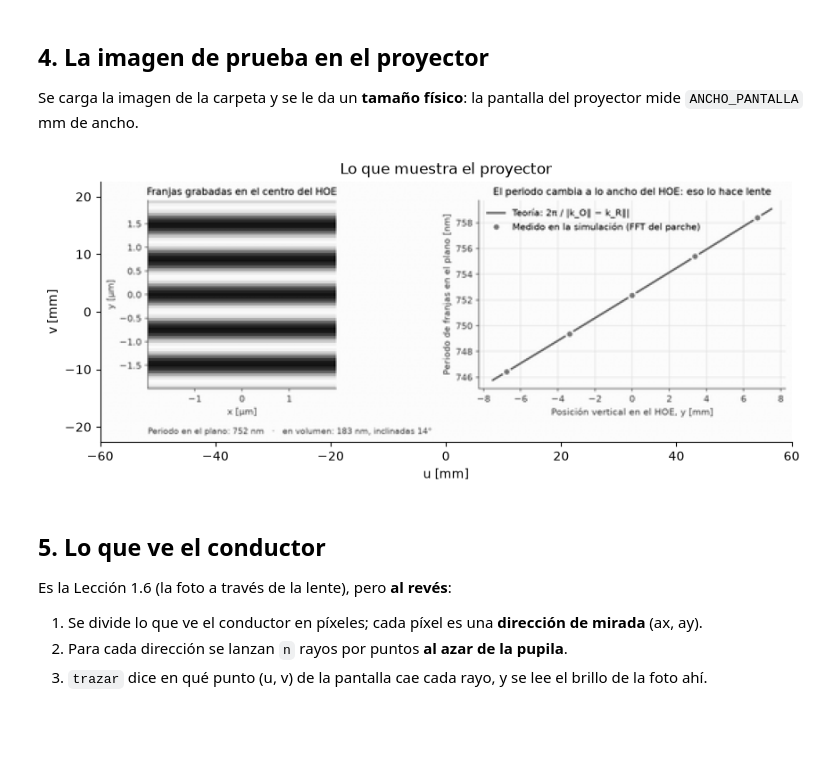
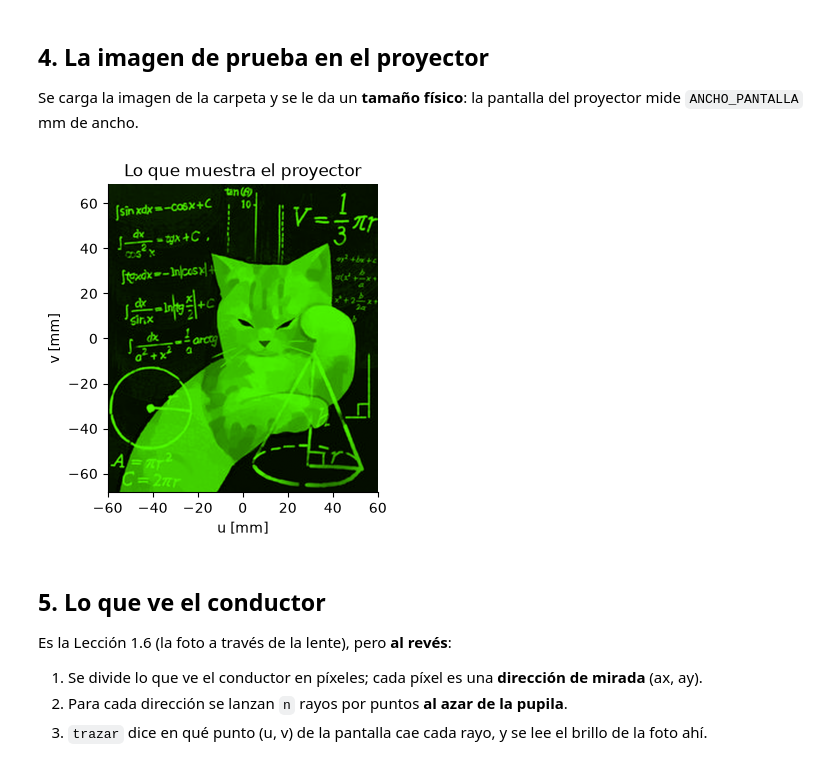
Before and after one commit to Andres210212/Optica_reto_HOE, a Jupyter notebook: hud_hoe_prototipo.ipynb, the cells around one changed output. Saved outputs shown, nothing was run; the diff lists cells and outputs as text; code cells hidden in the pictures; blank space fills up the shorter version.

```diff
--- a/hud_hoe_prototipo.ipynb
+++ b/hud_hoe_prototipo.ipynb
@@ -59,7 +59,7 @@ PUPILA   = 4.0              # diámetro de la pupila
 ENFOQUE  = D_OJO + D_IMG    # el ojo enfoca a 2 m, donde debería estar la imagen
 
 # ---------- IMAGEN DE PRUEBA ----------
-IMAGEN          = 'hoe_1_grabacion.png'   # cualquier imagen de la carpeta
+IMAGEN          = 'WhatsApp Image 2026-10-22 at 7.18.21 PM.jpeg'  # cualquier imagen de la carpeta
 ANCHO_PANTALLA  = 120.0                   # ancho de la pantalla del proyector [mm]
 
 A = np.radians(ANG)
@@ -65,0 +72,29 @@ A = np.radians(ANG)
+# %%
+from matplotlib.colors import LinearSegmentedColormap
+
+
+def color_de_lambda(lam_um):
+    """Color RGB (de 0 a 1) aproximado de una luz de longitud de onda lam_um [µm]."""
+    w = lam_um * 1000                                   # µm -> nm
+    if w < 440:
+        r, g, b = (440 - w) / 60, 0.0, 1.0              # violeta
+    elif w < 490:
+        r, g, b = 0.0, (w - 440) / 50, 1.0              # azul
+    elif w < 510:
+        r, g, b = 0.0, 1.0, (510 - w) / 20             # cian
+    elif w < 580:
+        r, g, b = (w - 510) / 70, 1.0, 0.0             # verde -> amarillo
+    elif w < 645:
+        r, g, b = 1.0, (645 - w) / 65, 0.0             # naranja
+    else:
+        r, g, b = 1.0, 0.0, 0.0                         # rojo
+    return np.clip([r, g, b], 0, 1)
+
+
+COLOR_LAM = color_de_lambda(LAM)
+MAPA_LAM = LinearSegmentedColormap.from_list('lam', ['black', COLOR_LAM])   # negro -> color de LAM
+
+plt.figure(figsize=(6, 0.8))
+plt.imshow(np.linspace(0, 1, 256)[None, :], cmap=MAPA_LAM, aspect='auto', extent=[0, 1, 0, 1])
+plt.yticks([]); plt.xlabel('brillo'); plt.title(f'λ = {LAM * 1000:.0f} nm')
+plt.show()
@@ -246,17 +283,17 @@ Se carga la imagen de la carpeta y se le da un **tamaño físico**: la pantalla
 # %%
 im = Image.open(IMAGEN).convert('L')                    # escala de grises
 ancho_px = 500
 foto = np.asarray(im.resize((ancho_px, round(ancho_px * im.size[1] / im.size[0])), Image.LANCZOS)) / 255.0
 
 SEMI_U = ANCHO_PANTALLA / 2                             # media anchura [mm]
 SEMI_V = SEMI_U * foto.shape[0] / foto.shape[1]         # media altura, respetando la proporción
 
 plt.figure(figsize=(10, 4))
-plt.imshow(foto, cmap='gray', extent=[-SEMI_U, SEMI_U, -SEMI_V, SEMI_V])
+plt.imshow(foto, cmap=MAPA_LAM, extent=[-SEMI_U, SEMI_U, -SEMI_V, SEMI_V])
 plt.xlabel('u [mm]'); plt.ylabel('v [mm]'); plt.title('Lo que muestra el proyector')
 plt.show()
 # %% [output]
-[figure, old version]
+[figure, new version]
 # %% [markdown]
 ## 5. Lo que ve el conductor
 
```
Also changed, not shown: parts of 6 cells of this notebook, 1 other file.
